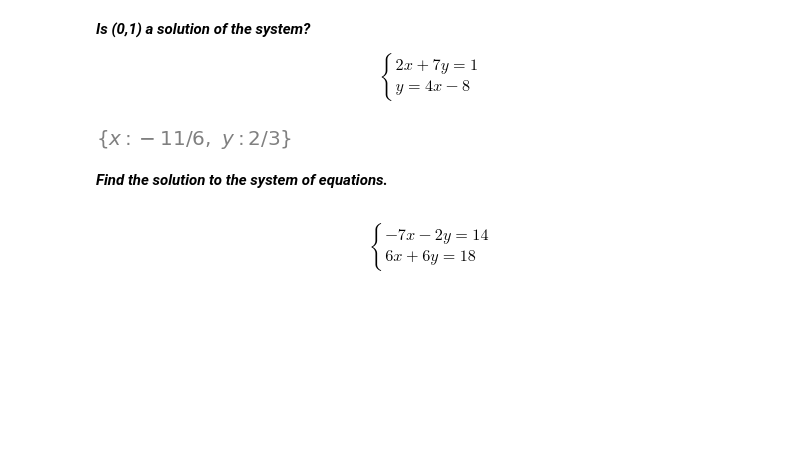
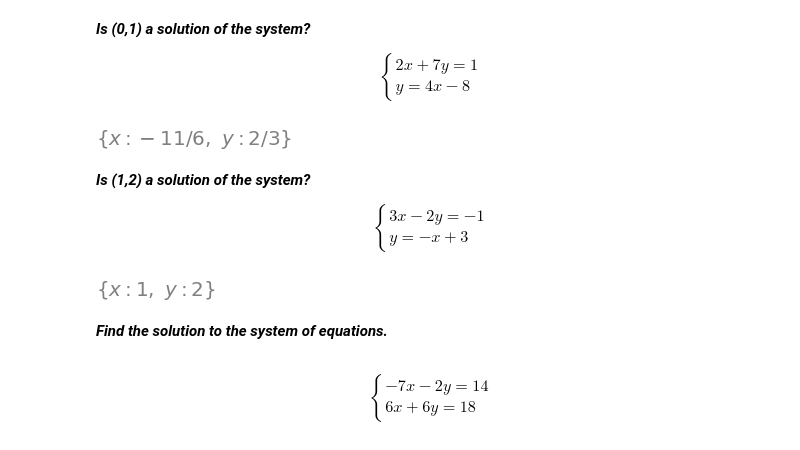
Before and after one commit to HarakaRisasi/python_code, a Jupyter notebook: math/linear_algebra/002_system_of_equations.ipynb, the cells around one changed output. Saved outputs shown, nothing was run; the diff lists cells and outputs as text; code cells hidden in the pictures; blank space fills up the shorter version.

```diff
--- a/math/linear_algebra/002_system_of_equations.ipynb
+++ b/math/linear_algebra/002_system_of_equations.ipynb
@@ -40,6 +58,22 @@ eq_2 = y
 sp.solve([eq_1 - 1, eq_2 - 4*x - 8], (x, y))
 # %% [output]
 [figure]
+# %% [markdown]
+***Is (1,2) a solution of the system?***
+
+\begin{equation}
+    \begin{cases}
+        3x - 2y = -1\\
+        y = -x + 3
+    \end{cases}
+\end{equation}
+# %%
+eq_1 = 3*x - 2*y
+eq_2 = y
+
+sp.solve([eq_1 - (-1), eq_2 - (-x + 3)], (x, y))
+# %% [output]
+[figure, added]
 # %% [markdown]
 ***Find the solution to the system of equations.***
 # %% [markdown]
```
Also changed, not shown: parts of 7 cells of this notebook.
